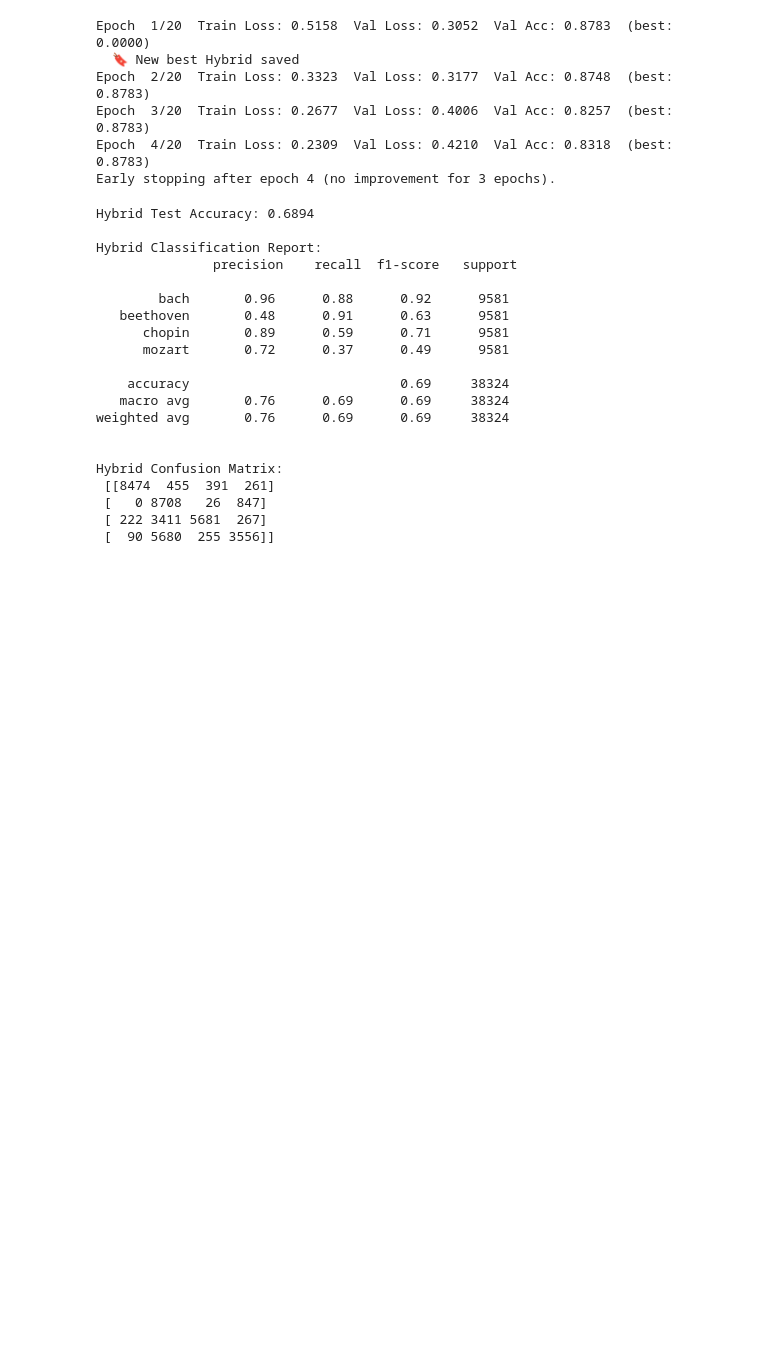
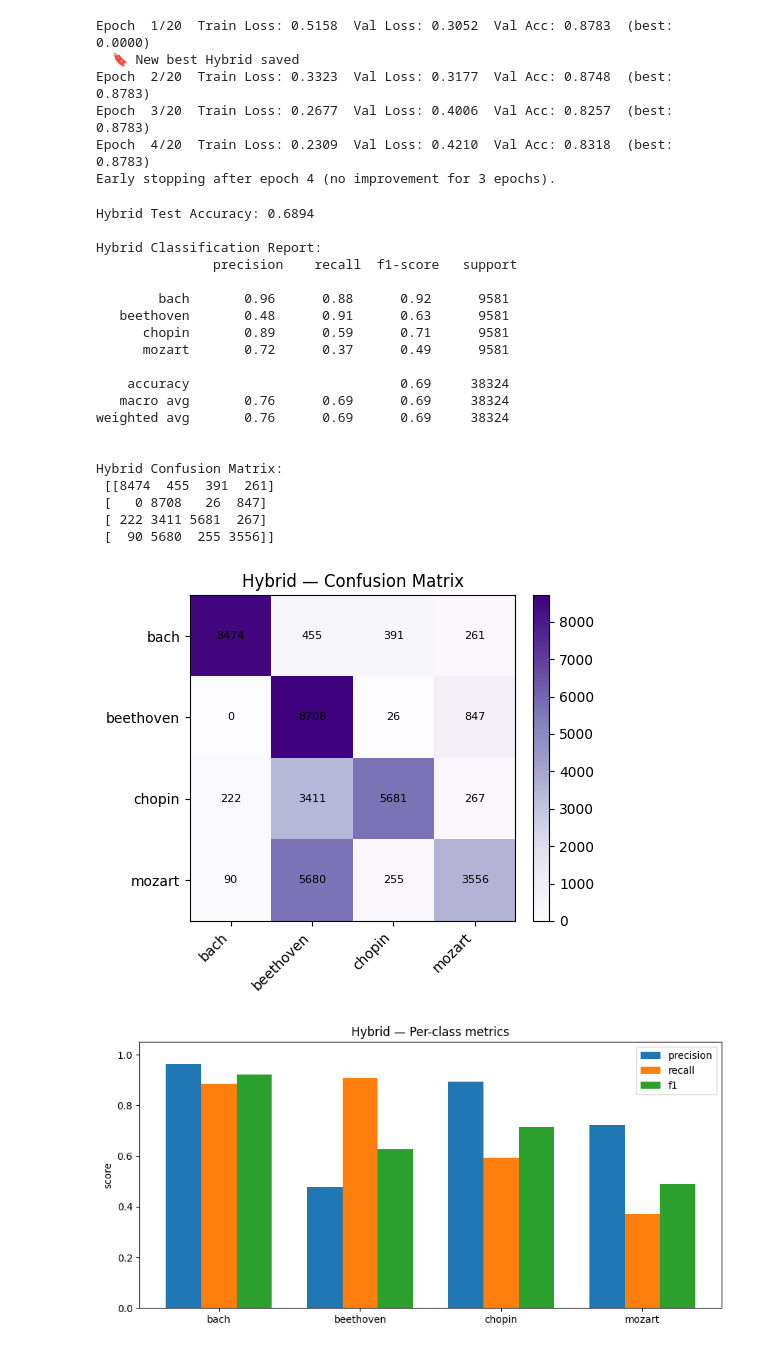
Before and after one commit to Kvnhooman/AAI511_Final_Project_8, a Jupyter notebook: notebooks/MERGED.ipynb, the cells around one changed output. Cells and saved outputs as stored; diff of their text form; code cells hidden in the pictures; blank space fills up the shorter version.

```diff
--- a/notebooks/MERGED.ipynb
+++ b/notebooks/MERGED.ipynb
@@ -719,3 +743,36 @@ Hybrid Confusion Matrix:
  [   0 8708   26  847]
  [ 222 3411 5681  267]
  [  90 5680  255 3556]]
+# %%
+#19-a
+
+cm_h = confusion_matrix(hyb_true, hyb_preds, labels=list(range(num_classes)))
+fig, ax = plt.subplots(figsize=(5.5,4.5))
+im = ax.imshow(cm_h, cmap="Purples", interpolation="nearest")
+ax.set_title("Hybrid — Confusion Matrix")
+ax.set_xticks(range(num_classes)); ax.set_yticks(range(num_classes))
+ax.set_xticklabels(le.classes_, rotation=45, ha="right"); ax.set_yticklabels(le.classes_)
+for i in range(num_classes):
+    for j in range(num_classes):
+        ax.text(j, i, cm_h[i, j], ha="center", va="center", fontsize=8)
+fig.colorbar(im, ax=ax, fraction=0.046, pad=0.04)
+plt.tight_layout(); plt.show()
+
+rep_h = classification_report(hyb_true, hyb_preds,
+                              target_names=list(le.classes_),
+                              zero_division=0, output_dict=True)
+prec_h = [rep_h[n]["precision"] for n in le.classes_]
+rec_h  = [rep_h[n]["recall"]    for n in le.classes_]
+f1_h   = [rep_h[n]["f1-score"]  for n in le.classes_]
+
+x = np.arange(num_classes); w=0.25
+plt.figure(figsize=(9,4.5))
+plt.bar(x- w, prec_h, width=w, label="precision")
+plt.bar(x   , rec_h,  width=w, label="recall")
+plt.bar(x+ w, f1_h,   width=w, label="f1")
+plt.xticks(x, le.classes_); plt.ylim(0,1.05)
+plt.ylabel("score"); plt.title("Hybrid — Per-class metrics")
+plt.legend(); plt.tight_layout(); plt.show()
+# %% [output]
+[figure, added]
+[figure, added]
```
Also changed, not shown: parts of 1 cell of this notebook.
